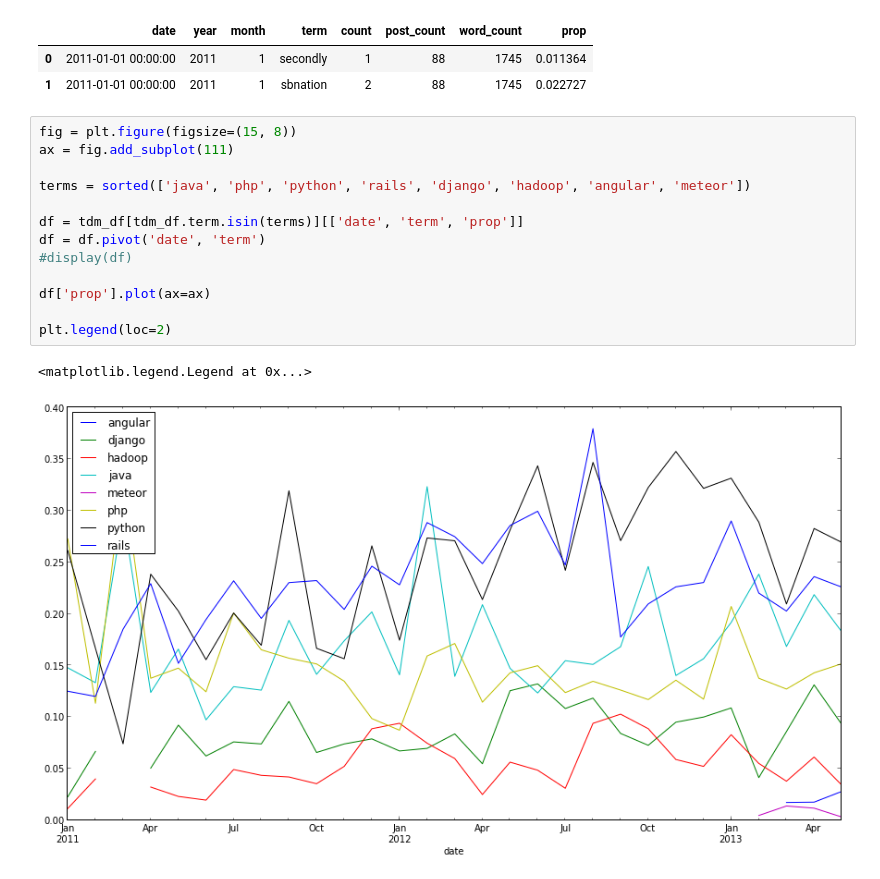
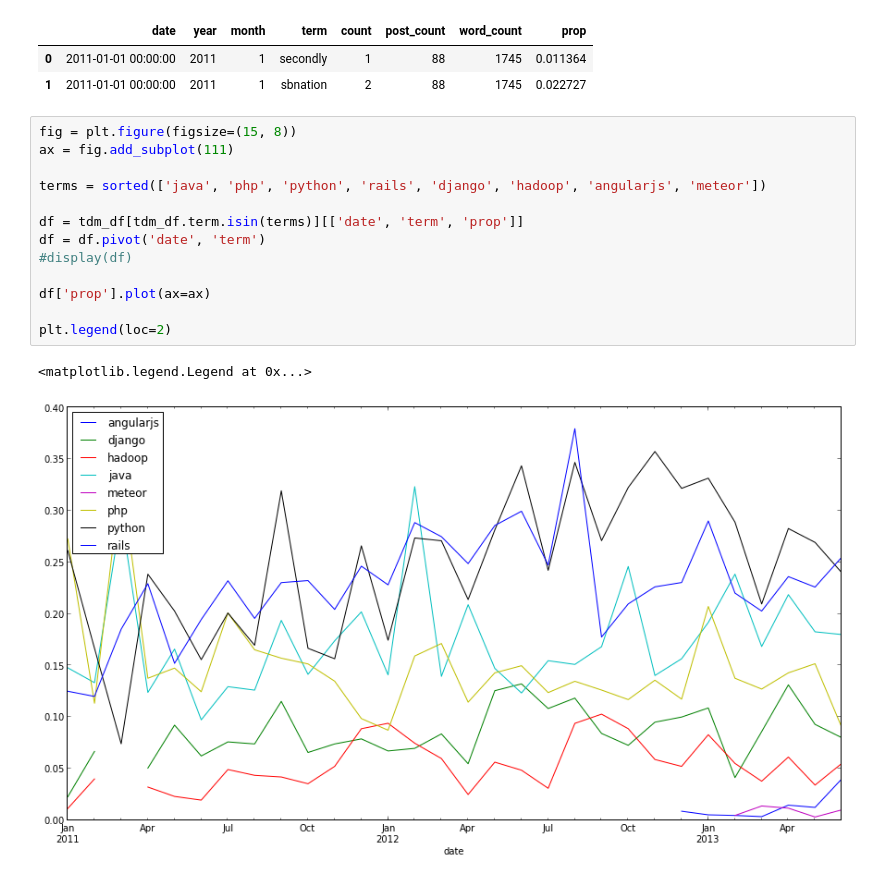
Before and after one commit to adamw523/hackernewshires, a Jupyter notebook: Hacker News Hires Analysis.ipynb, the cells around one changed output. Drawn from its saved outputs; the diff is of its cells as text.

Commit message:
adding June 2013, rebuilt stats / graphs

```diff
--- a/Hacker News Hires Analysis.ipynb
+++ b/Hacker News Hires Analysis.ipynb
@@ -328,16 +329,16 @@ display(tdm_df.head(2))
 # %%
 fig = plt.figure(figsize=(15, 8))
 ax = fig.add_subplot(111)
 
-terms = sorted(['java', 'php', 'python', 'rails', 'django', 'hadoop', 'angular', 'meteor'])
+terms = sorted(['java', 'php', 'python', 'rails', 'django', 'hadoop', 'angularjs', 'meteor'])
 
 df = tdm_df[tdm_df.term.isin(terms)][['date', 'term', 'prop']]
 df = df.pivot('date', 'term')
 #display(df)
 
 df['prop'].plot(ax=ax)
 
 plt.legend(loc=2)
 # %% [output]
 <matplotlib.legend.Legend at 0x...>
-[figure, old version]
+[figure, new version]
```
Also changed, not shown: parts of 8 cells of this notebook, 32 other files.
